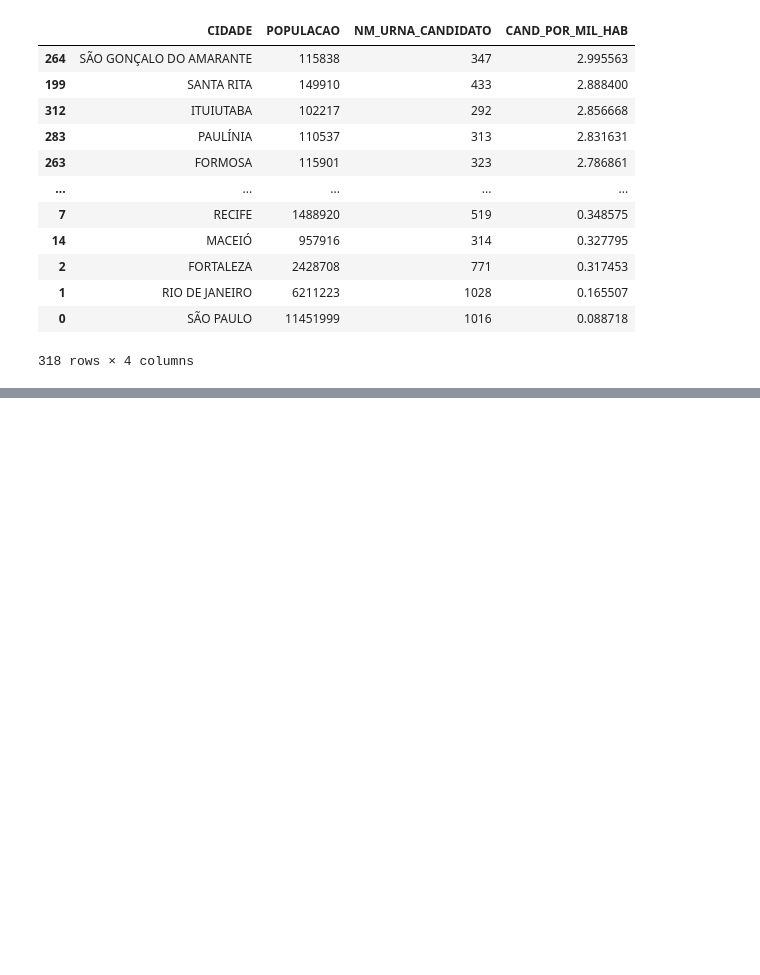
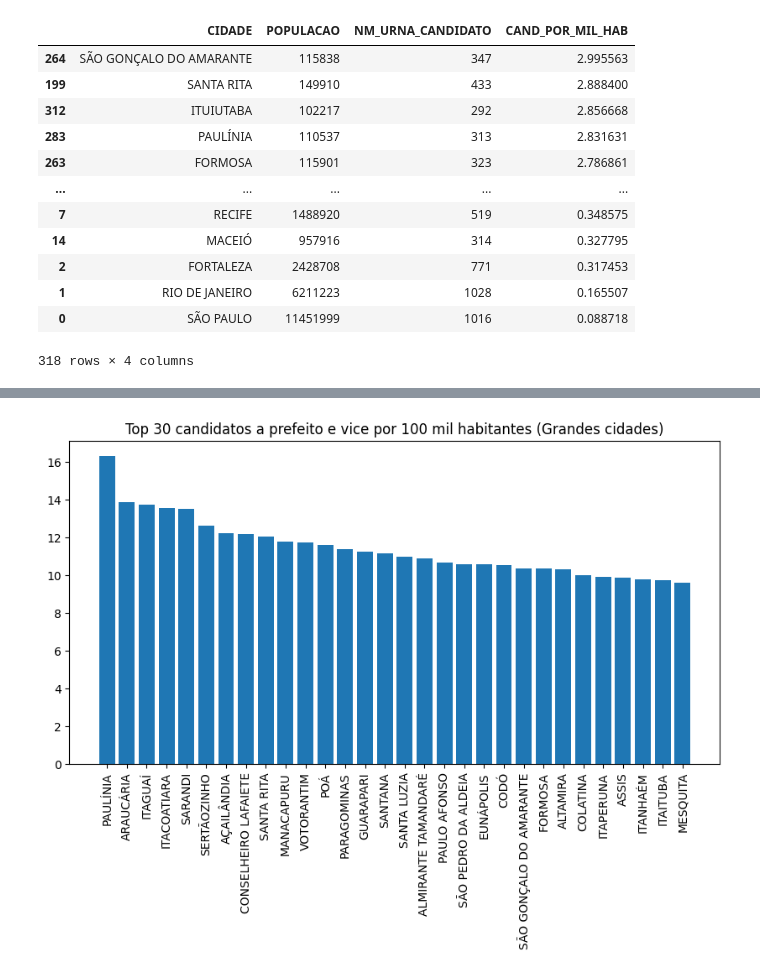
Before and after one commit to nfmmendes/eleicoes-2024-brasil, a Jupyter notebook: Eleições 2024.ipynb, the cells around one changed output, grey strips where cells are left out. Cells and saved outputs as stored; diff of their text form; code cells hidden in the pictures; blank space fills up the shorter version.

```diff
--- a/Eleições 2024.ipynb
+++ b/Eleições 2024.ipynb
@@ -121,0 +122,7 @@ plt.show()
+# %%
+df_cand_prefeito_vice_grandes_cidades = df_candidatos_prefeito_vice[df_candidatos_prefeito_vice["NM_UE"].isin(lista_de_cidades)]\
+[["NM_UE", "NM_URNA_CANDIDATO"]].groupby(["NM_UE"]).count()
+df_cand_prefeito_vice_grandes_cidades = df_pop_grandes_cidades.merge(df_cand_prefeito_vice_grandes_cidades, left_on="CIDADE", right_on="NM_UE")
+df_cand_prefeito_vice_grandes_cidades["CAND_POR_100MIL_HAB"] = df_cand_prefeito_vice_grandes_cidades["NM_URNA_CANDIDATO"]/(df_cand_vereador_grandes_cidades["POPULACAO"]/100000)
+df_cand_prefeito_vice_grandes_cidades = df_cand_prefeito_vice_grandes_cidades.sort_values(by="CAND_POR_100MIL_HAB", ascending=False)
+df_cand_prefeito_vice_grandes_cidades
@@ -121,0 +143,8 @@ plt.show()
+# %%
+plt.figure(figsize=(10, 5))
+plt.bar(df_cand_prefeito_vice_grandes_cidades.iloc[0:30]["CIDADE"], df_cand_prefeito_vice_grandes_cidades.iloc[0:30]["CAND_POR_100MIL_HAB"])
+plt.title("Top 30 candidatos a prefeito e vice por 100 mil habitantes (Grandes cidades)")
+plt.xticks(rotation=90)
+plt.show()
+# %% [output]
+[figure, added]
```
Also changed, not shown: parts of 5 cells of this notebook.
